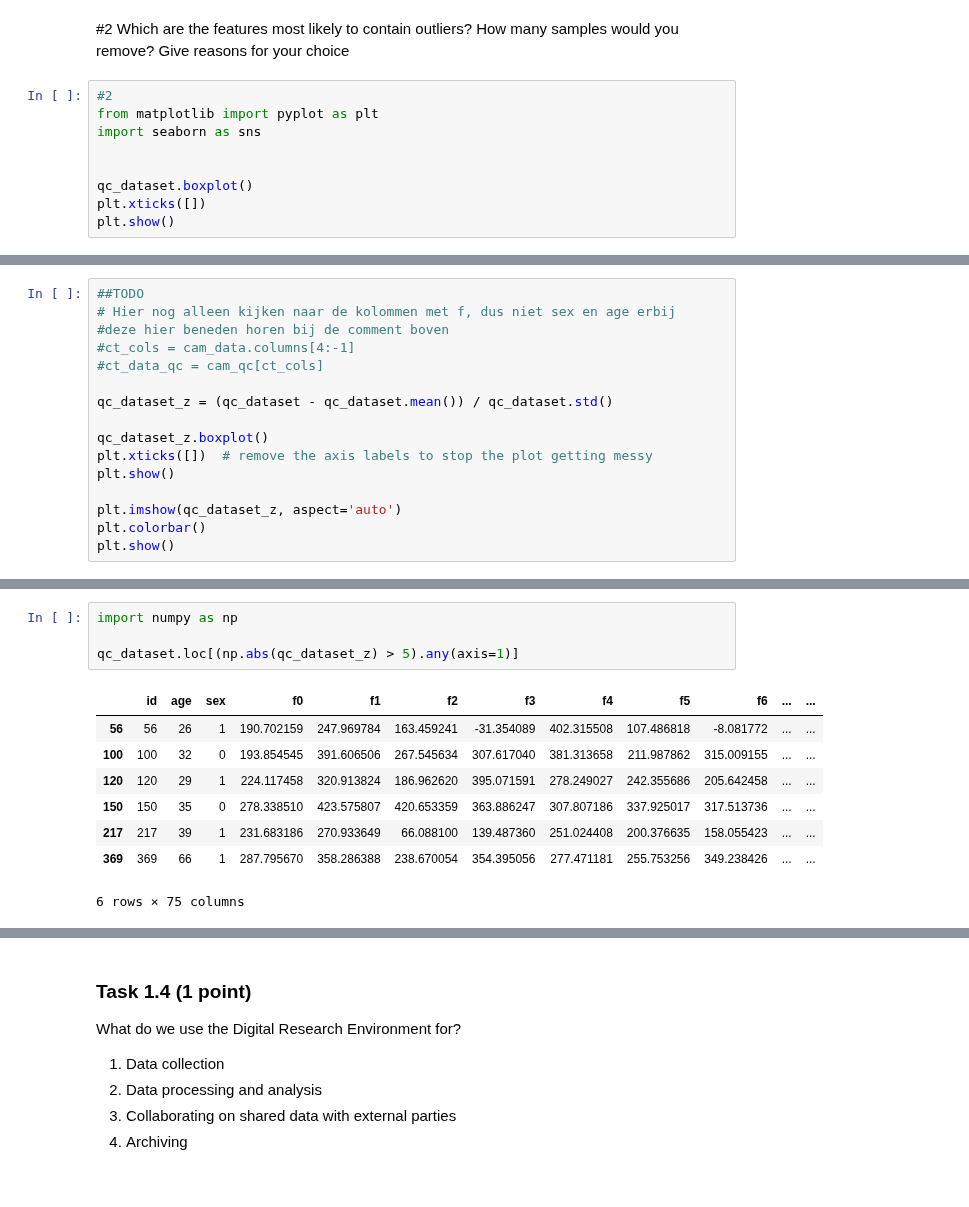
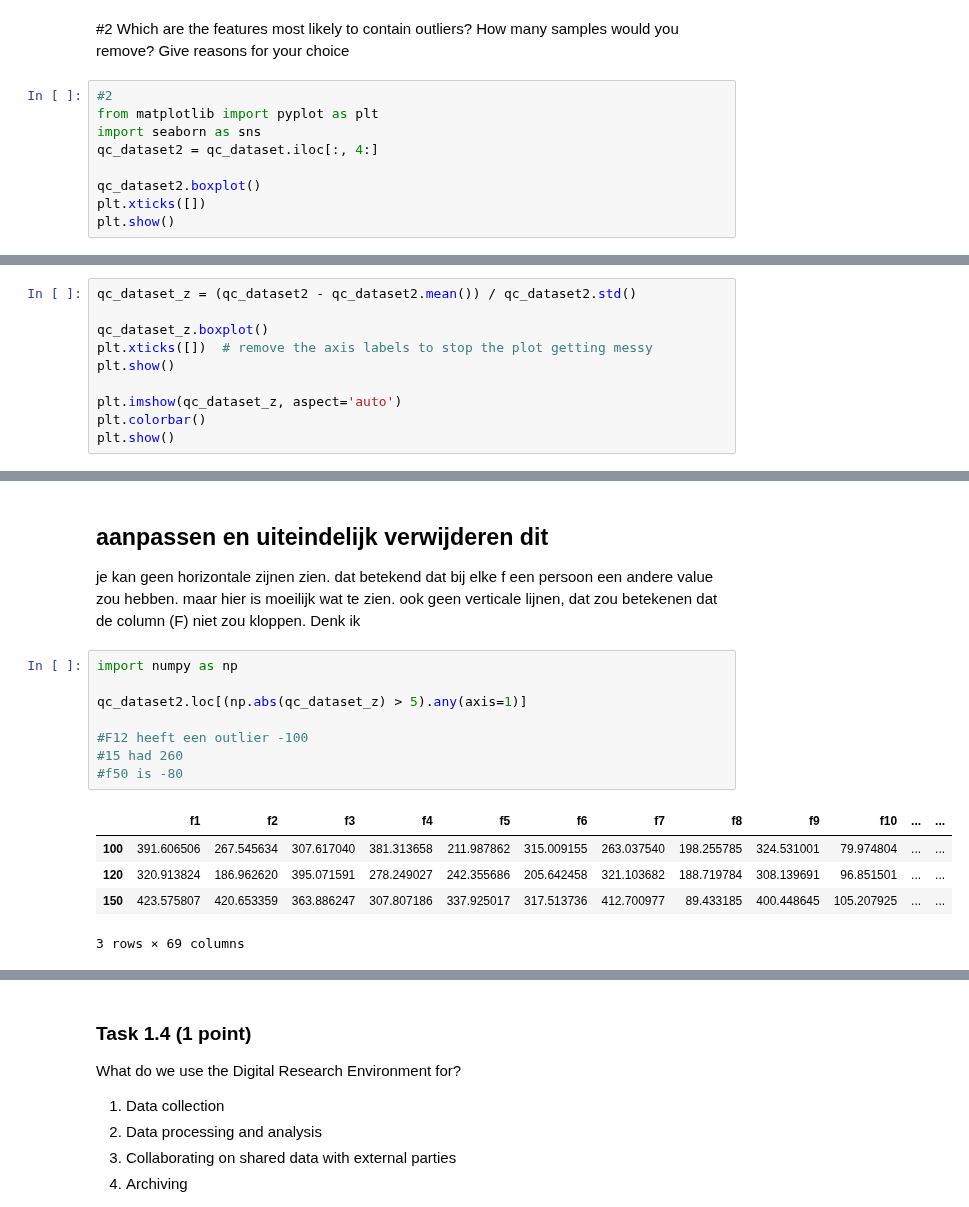
Before and after one commit to SietseHornstra/BigDataCourse, a Jupyter notebook: Exam/Assignment1/Assignment1.ipynb, the cells around one changed output, grey strips where cells are left out. Drawn from its saved outputs; the diff is of its cells as text; blank space fills up the shorter version.

```diff
--- a/Exam/Assignment1/Assignment1.ipynb
+++ b/Exam/Assignment1/Assignment1.ipynb
@@ -147,9 +140,9 @@ Name: 217, dtype: float64
 #2
 from matplotlib import pyplot as plt
 import seaborn as sns
+qc_dataset2 = qc_dataset.iloc[:, 4:]
 
-
-qc_dataset.boxplot()
+qc_dataset2.boxplot()
 plt.xticks([])
 plt.show()
 # %% [output]
@@ -157,11 +150,5 @@ plt.show()
 # %%
-##TODO
-# Hier nog alleen kijken naar de kolommen met f, dus niet sex en age erbij
-#deze hier beneden horen bij de comment boven
-#ct_cols = cam_data.columns[4:-1]
-#ct_data_qc = cam_qc[ct_cols]
-
-qc_dataset_z = (qc_dataset - qc_dataset.mean()) / qc_dataset.std()
+qc_dataset_z = (qc_dataset2 - qc_dataset2.mean()) / qc_dataset2.std()
 
 qc_dataset_z.boxplot()
 plt.xticks([])  # remove the axis labels to stop the plot getting messy
@@ -176,13 +163,18 @@ plt.show()
+# %% [markdown]
+## aanpassen en uiteindelijk verwijderen dit
+
+je kan geen horizontale zijnen zien. dat betekend dat bij elke f een persoon een andere value zou hebben. maar hier is moeilijk wat te zien. ook geen verticale lijnen, dat zou betekenen dat de column (F) niet zou kloppen. Denk ik
 # %%
 import numpy as np
 
-qc_dataset.loc[(np.abs(qc_dataset_z) > 5).any(axis=1)]
+qc_dataset2.loc[(np.abs(qc_dataset_z) > 5).any(axis=1)]
+
+#F12 heeft een outlier -100
+#15 had 260
+#f50 is -80
 # %% [output]
-|  | id | age | sex | f0 | f1 | f2 | f3 | f4 | f5 | f6 | ... | ... |
-| 56 | 56 | 26 | 1 | 190.702159 | 247.969784 | 163.459241 | -31.354089 | 402.315508 | 107.486818 | -8.081772 | ... | ... |
-| 100 | 100 | 32 | 0 | 193.854545 | 391.606506 | 267.545634 | 307.617040 | 381.313658 | 211.987862 | 315.009155 | ... | ... |
-| 120 | 120 | 29 | 1 | 224.117458 | 320.913824 | 186.962620 | 395.071591 | 278.249027 | 242.355686 | 205.642458 | ... | ... |
-| 150 | 150 | 35 | 0 | 278.338510 | 423.575807 | 420.653359 | 363.886247 | 307.807186 | 337.925017 | 317.513736 | ... | ... |
-| 217 | 217 | 39 | 1 | 231.683186 | 270.933649 | 66.088100 | 139.487360 | 251.024408 | 200.376635 | 158.055423 | ... | ... |
-| 369 | 369 | 66 | 1 | 287.795670 | 358.286388 | 238.670054 | 354.395056 | 277.471181 | 255.753256 | 349.238426 | ... | ... |
+|  | f1 | f2 | f3 | f4 | f5 | f6 | f7 | f8 | f9 | f10 | ... | ... |
+| 100 | 391.606506 | 267.545634 | 307.617040 | 381.313658 | 211.987862 | 315.009155 | 263.037540 | 198.255785 | 324.531001 | 79.974804 | ... | ... |
+| 120 | 320.913824 | 186.962620 | 395.071591 | 278.249027 | 242.355686 | 205.642458 | 321.103682 | 188.719784 | 308.139691 | 96.851501 | ... | ... |
+| 150 | 423.575807 | 420.653359 | 363.886247 | 307.807186 | 337.925017 | 317.513736 | 412.700977 | 89.433185 | 400.448645 | 105.207925 | ... | ... |
-6 rows × 75 columns
+3 rows × 69 columns
```
Also changed, not shown: parts of 29 cells of this notebook, 1 other file.
